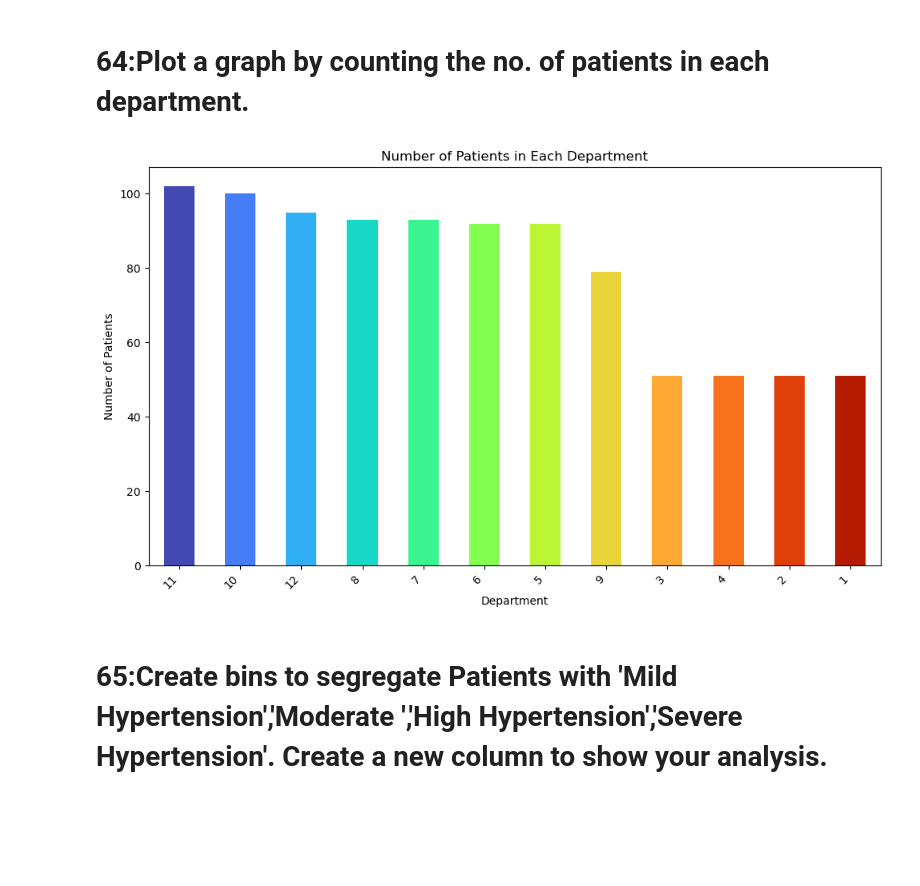
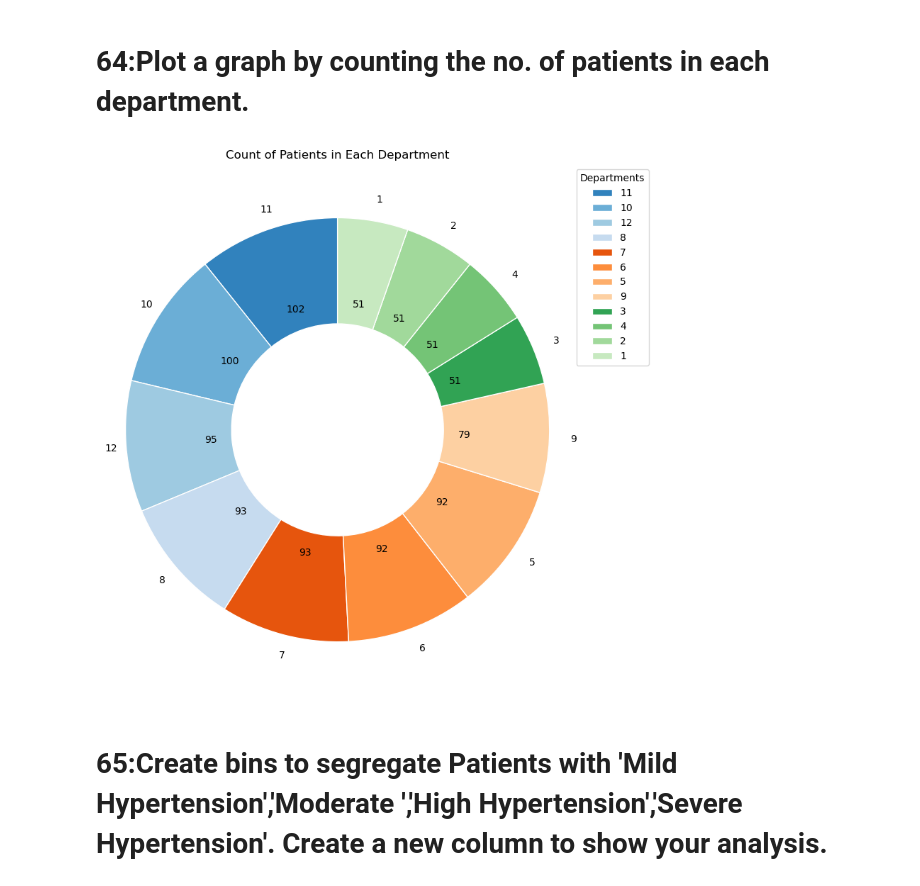
Before and after one commit to Amitha-sridhar/Py-Coders, a Jupyter notebook: Python Hackathon.ipynb, the cells around one changed output. Cells and saved outputs as stored; diff of their text form; code cells hidden in the pictures; blank space fills up the shorter version.

```diff
--- a/Python Hackathon.ipynb
+++ b/Python Hackathon.ipynb
@@ -61,23 +61,39 @@ pats['ModifiedName']
 Name: ModifiedName, Length: 945, dtype: object
 # %% [markdown]
 # 64:Plot a graph by counting the no. of patients in each department.
-# %%
-department_counts = amb_visits['VisitDepartmentID'].value_counts()
-
-sequential_palette = sns.color_palette("turbo", n_colors=len(department_counts))
-
-# Create a bar plot
-plt.figure(figsize=(10, 6))
-department_counts.plot(kind='bar', color=sequential_palette)
-plt.title('Number of Patients in Each Department')
-plt.xlabel('Department')
-plt.ylabel('Number of Patients')
-plt.xticks(rotation=45, ha='right')
-plt.tight_layout()
-
-plt.show()
-# %% [output]
-[figure, removed]
+# %%
+# Calculate the number of patients in each department
+department_patient_counts = amb_visits['VisitDepartmentID'].value_counts()
+
+# Sort the counts in descending order
+department_patient_counts_sorted = department_patient_counts.sort_values(ascending=False)
+
+plt.figure(figsize=(8, 8))
+
+# Create a donut chart with a "hole" in the center
+wedges, texts, autotexts = plt.pie(
+    department_patient_counts_sorted.values,  # Use values instead of the Series
+    labels=department_patient_counts_sorted.index,
+    autopct=lambda p: '{:.0f}'.format(p * sum(department_patient_counts_sorted) / 100),
+    startangle=90,
+    colors=plt.cm.get_cmap('tab20c')(range(len(department_patient_counts_sorted))),  # Use a colormap
+    wedgeprops=dict(width=0.5, edgecolor='w')
+)
+
+# Move the labels inside the chart
+for text in texts:
+    text.set_horizontalalignment('left')
+
+# Add a legend with a bit of formatting
+plt.legend(wedges, department_patient_counts_sorted.index, title='Departments', loc='upper left', bbox_to_anchor=(1, 1))
+
+plt.title('Count of Patients in Each Department')
+plt.axis('equal')
+
+plt.tight_layout()
+plt.show()
+# %% [output]
+[figure, added]
 # %% [markdown]
 # 65:Create bins to segregate Patients with 'Mild Hypertension','Moderate ','High Hypertension','Severe Hypertension'. Create a new column to show your analysis.
 # %%
```
Also changed, not shown: parts of 8 cells of this notebook.
